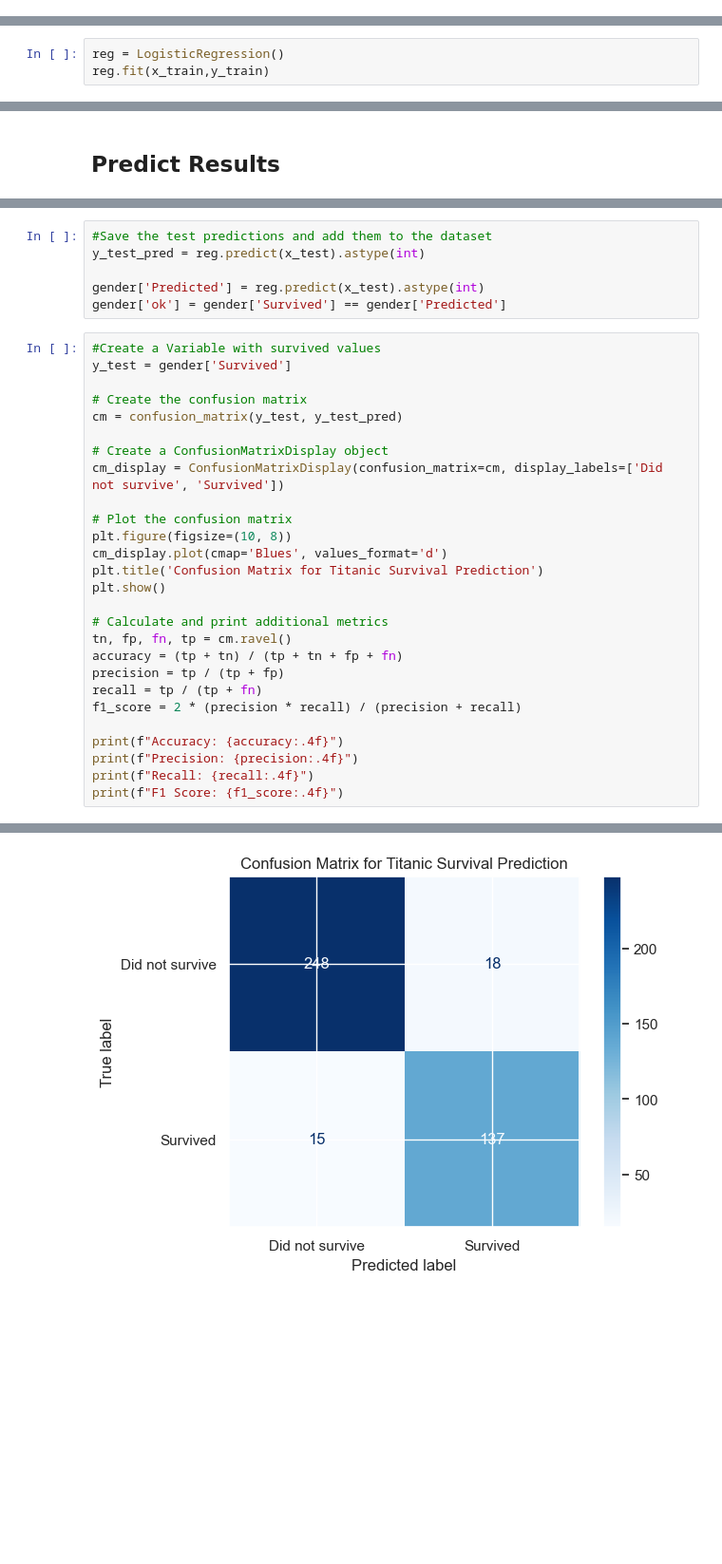
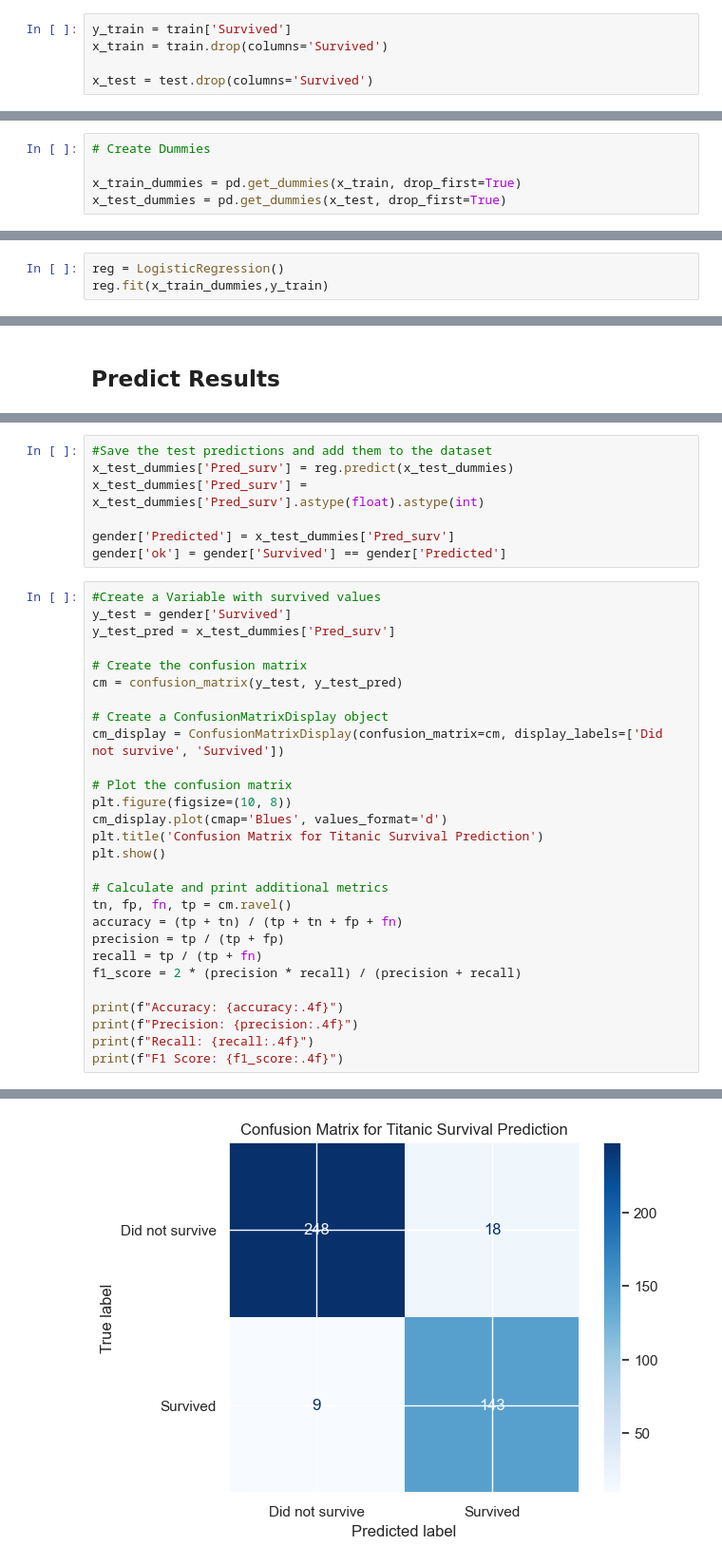
Before and after one commit to ezeriosk/Logistic_Reggresion_Titanic, a Jupyter notebook: log_reg_titanic.ipynb, the cells around one changed output, grey strips where cells are left out. Shown at 95% size. Drawn from its saved outputs; the diff is of its cells as text; blank space fills up the shorter version.

```diff
--- a/log_reg_titanic.ipynb
+++ b/log_reg_titanic.ipynb
@@ -464,0 +478,5 @@ scaled_x_train
+# %%
+y_train = train['Survived']
+x_train = train.drop(columns='Survived')
+
+x_test = test.drop(columns='Survived')
@@ -465,6 +485,11 @@ scaled_x_train
+# %%
+# Create Dummies
+
+x_train_dummies = pd.get_dummies(x_train, drop_first=True)
+x_test_dummies = pd.get_dummies(x_test, drop_first=True)
 # %% [markdown]
 ## Create Model
 # %%
 reg = LogisticRegression()
-reg.fit(x_train,y_train)
+reg.fit(x_train_dummies,y_train)
 # %% [output]
@@ -617,36 +563,38 @@ array(['0', '0', '0', '0', '0', '0', '1', '0', '1', '0', '0', '0', '1',
 # %%
 #Save the test predictions and add them to the dataset
-y_test_pred = reg.predict(x_test).astype(int)
+x_test_dummies['Pred_surv'] = reg.predict(x_test_dummies)
+x_test_dummies['Pred_surv'] = x_test_dummies['Pred_surv'].astype(float).astype(int)
 
-gender['Predicted'] = reg.predict(x_test).astype(int)
+gender['Predicted'] = x_test_dummies['Pred_surv']
 gender['ok'] = gender['Survived'] == gender['Predicted']
 # %%
 #Create a Variable with survived values
 y_test = gender['Survived']
+y_test_pred = x_test_dummies['Pred_surv']
 
 # Create the confusion matrix
 cm = confusion_matrix(y_test, y_test_pred)
 
 # Create a ConfusionMatrixDisplay object
 cm_display = ConfusionMatrixDisplay(confusion_matrix=cm, display_labels=['Did not survive', 'Survived'])
 
 # Plot the confusion matrix
 plt.figure(figsize=(10, 8))
 cm_display.plot(cmap='Blues', values_format='d')
 plt.title('Confusion Matrix for Titanic Survival Prediction')
 plt.show()
 
 # Calculate and print additional metrics
 tn, fp, fn, tp = cm.ravel()
 accuracy = (tp + tn) / (tp + tn + fp + fn)
 precision = tp / (tp + fp)
 recall = tp / (tp + fn)
 f1_score = 2 * (precision * recall) / (precision + recall)
 
 print(f"Accuracy: {accuracy:.4f}")
 print(f"Precision: {precision:.4f}")
 print(f"Recall: {recall:.4f}")
 print(f"F1 Score: {f1_score:.4f}")
 # %% [output]
 <Figure size 1000x800 with 0 Axes>
-[figure, old version]
+[figure, new version]
```
Also changed, not shown: parts of 64 cells of this notebook, 1 other file.
